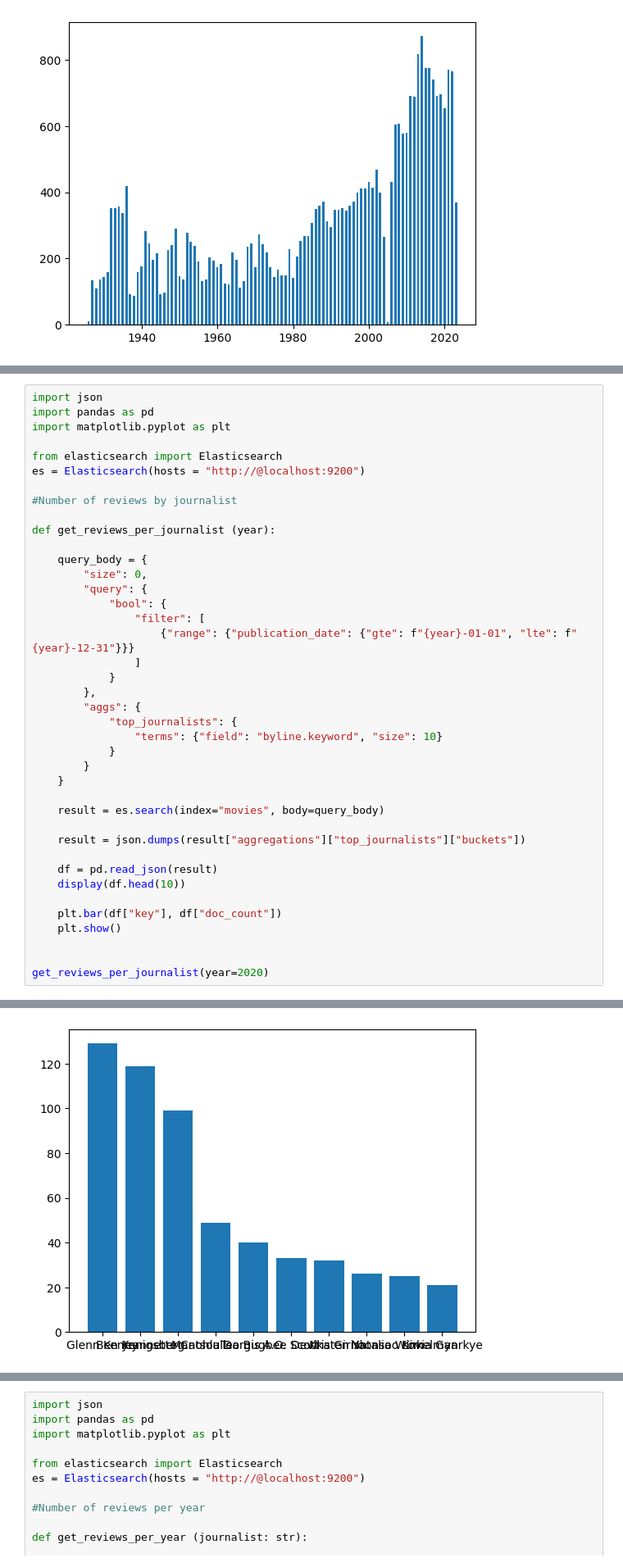
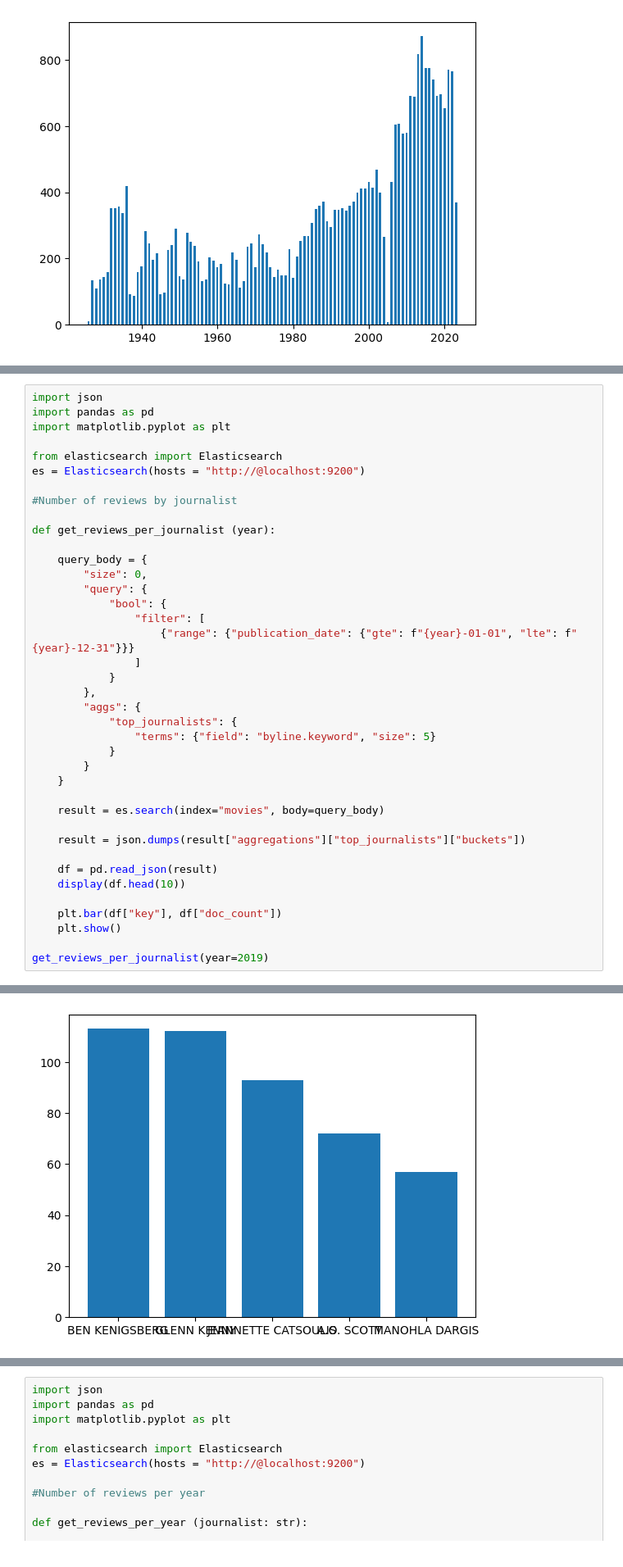
Before and after one commit to cedricsoares/datascientest-projet-new-york-times, a Jupyter notebook: notebooks/movies_queries.ipynb, the cells around one changed output, grey strips where cells are left out. Shown at 82% size. Cells and saved outputs as stored; diff of their text form.

```diff
--- a/notebooks/movies_queries.ipynb
+++ b/notebooks/movies_queries.ipynb
@@ -82,7 +85,7 @@ def get_reviews_per_journalist (year):
         },
         "aggs": {
             "top_journalists": {
-                "terms": {"field": "byline.keyword", "size": 10}
+                "terms": {"field": "byline.keyword", "size": 5}
             }
         }
     }
@@ -97,7 +100,6 @@ def get_reviews_per_journalist (year):
     plt.bar(df["key"], df["doc_count"])
     plt.show()
 
-
-get_reviews_per_journalist(year=2020)
+get_reviews_per_journalist(year=2019)
 # %% [output]
 |  | key | doc_count |
@@ -114 +111 @@ get_reviews_per_journalist(year=2020)
-[figure, old version]
+[figure, new version]
```
Also changed, not shown: parts of 9 cells of this notebook.
